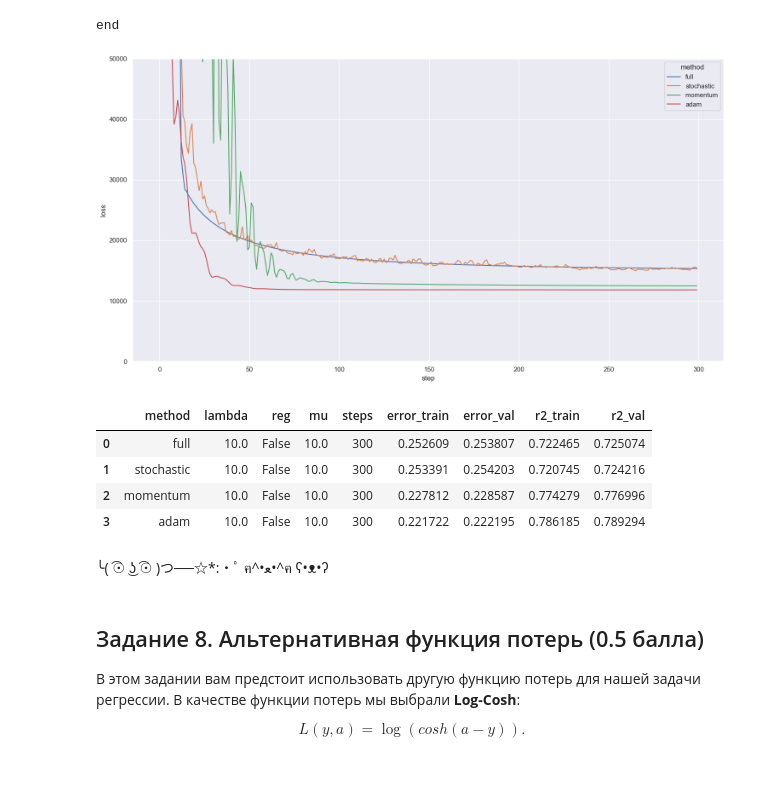
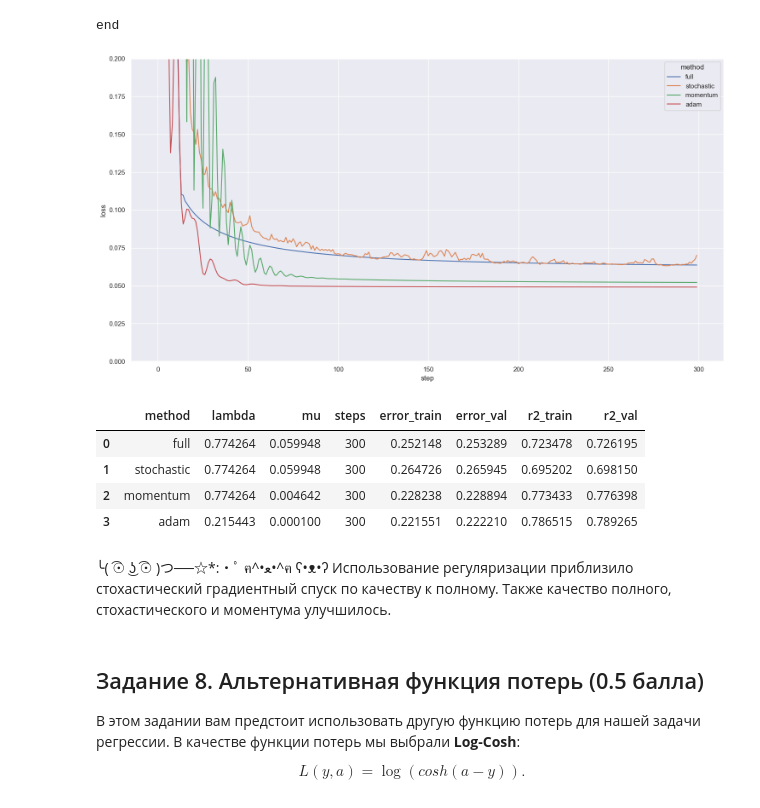
Before and after one commit to ArtemKirk/LAB-4-Gradient-Descent, a Jupyter notebook: ML MAI & SBER. GD. LAB 4.ipynb, the cells around one changed output. Drawn from its saved outputs; the diff is of its cells as text; code cells hidden in the pictures; blank space fills up the shorter version.

```diff
--- a/ML MAI & SBER. GD. LAB 4.ipynb
+++ b/ML MAI & SBER. GD. LAB 4.ipynb
@@ -1033,8 +1032,8 @@ methods = {'full': {'lambda': 0.774264, 'mu':0.059948},
            'momentum': {'lambda': 0.774264, 'mu':0.004642},
            'adam': {'lambda': 0.215443, 'mu':0.0001}}
 
-metrics3 =  pd.DataFrame(columns=['method', 'lambda', 'reg', 'mu', 'step', 'loss'])
-metrics4 =  pd.DataFrame(columns=['method', 'lambda', 'reg', 'mu', 'steps', 'error_train', 'error_val', 'r2_train', 'r2_val'])
+metrics3 =  pd.DataFrame(columns=['method', 'lambda', 'mu', 'step', 'loss'])
+metrics4 =  pd.DataFrame(columns=['method', 'lambda', 'mu', 'steps', 'error_train', 'error_val', 'r2_train', 'r2_val'])
 
 cnt = 0
 
@@ -1062,8 +1061,7 @@ for method, coeffs in methods.items():
     temp = pd.DataFrame({
         'method': [method] * len(regression.loss_history),
         'lambda': lambd,
-        'reg': reg,
-        'mu': mu,
+        'mu': coeffs['mu'],
         'step': np.arange(0, len(regression.loss_history)),
         'loss': regression.loss_history
     })
@@ -1075,7 +1073,6 @@ for method, coeffs in methods.items():
 
     metrics4.loc[cnt] = [method,
                             coeffs['lambda'],
-                            True,
                             coeffs['mu'],
                             len(regression.loss_history),
                             root_mean_squared_error(y_true=y_train, y_pred=y_train_pred),
@@ -1095,22 +1092,23 @@ end
 # %%
 fig, ax = plt.subplots(figsize=(15, 8))
 
 ax = sns.lineplot(data=metrics3, y='loss', x='step', hue='method')
-ax.set_ylim(0, 5 * 10e3)
+ax.set_ylim(0, 0.2)
 
 plt.tight_layout()
 plt.show()
 
 metrics4
 # %% [output]
-[figure, old version]
+[figure, new version]
-|  | method | lambda | reg | mu | steps | error_train | error_val | r2_train | r2_val |
-| 0 | full | 10.0 | False | 10.0 | 300 | 0.252609 | 0.253807 | 0.722465 | 0.725074 |
-| 1 | stochastic | 10.0 | False | 10.0 | 300 | 0.253391 | 0.254203 | 0.720745 | 0.724216 |
-| 2 | momentum | 10.0 | False | 10.0 | 300 | 0.227812 | 0.228587 | 0.774279 | 0.776996 |
-| 3 | adam | 10.0 | False | 10.0 | 300 | 0.221722 | 0.222195 | 0.786185 | 0.789294 |
+|  | method | lambda | mu | steps | error_train | error_val | r2_train | r2_val |
+| 0 | full | 0.774264 | 0.059948 | 300 | 0.252148 | 0.253289 | 0.723478 | 0.726195 |
+| 1 | stochastic | 0.774264 | 0.059948 | 300 | 0.264726 | 0.265945 | 0.695202 | 0.698150 |
+| 2 | momentum | 0.774264 | 0.004642 | 300 | 0.228238 | 0.228894 | 0.773433 | 0.776398 |
+| 3 | adam | 0.215443 | 0.000100 | 300 | 0.221551 | 0.222210 | 0.786515 | 0.789265 |
 # %% [markdown]
 ╰( ͡☉ ͜ʖ ͡☉ )つ──☆*:・ﾟ   ฅ^•ﻌ•^ฅ   ʕ•ᴥ•ʔ
+Использование регуляризации приблизило стохастический градиентный спуск по качеству к полному. Также качество полного, стохастического и моментума улучшилось.
 # %% [markdown]
 ## Задание 8. Альтернативная функция потерь (0.5 балла)
 
```
Also changed, not shown: parts of 8 cells of this notebook, 2 other files.
